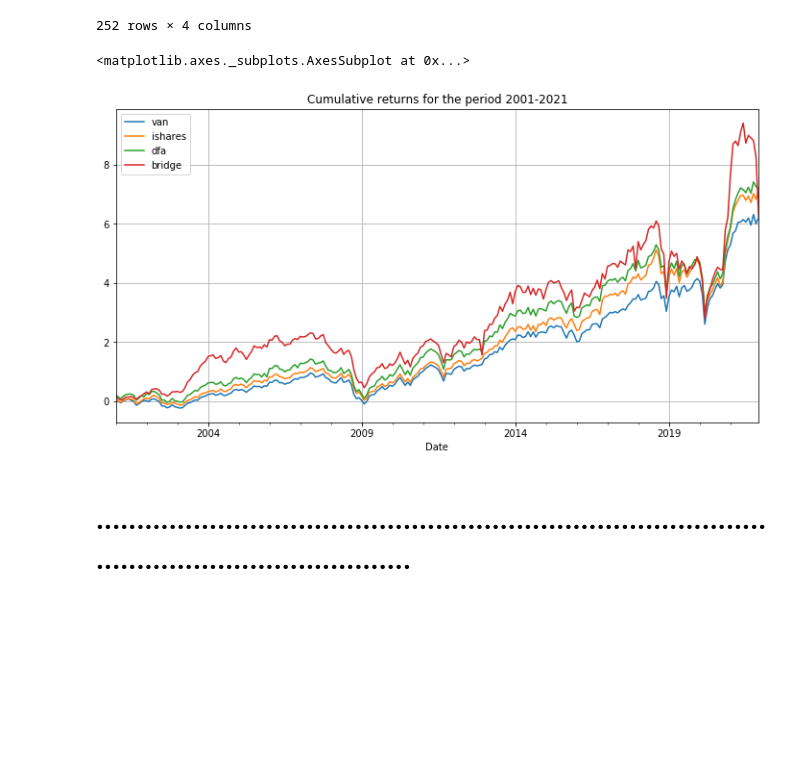
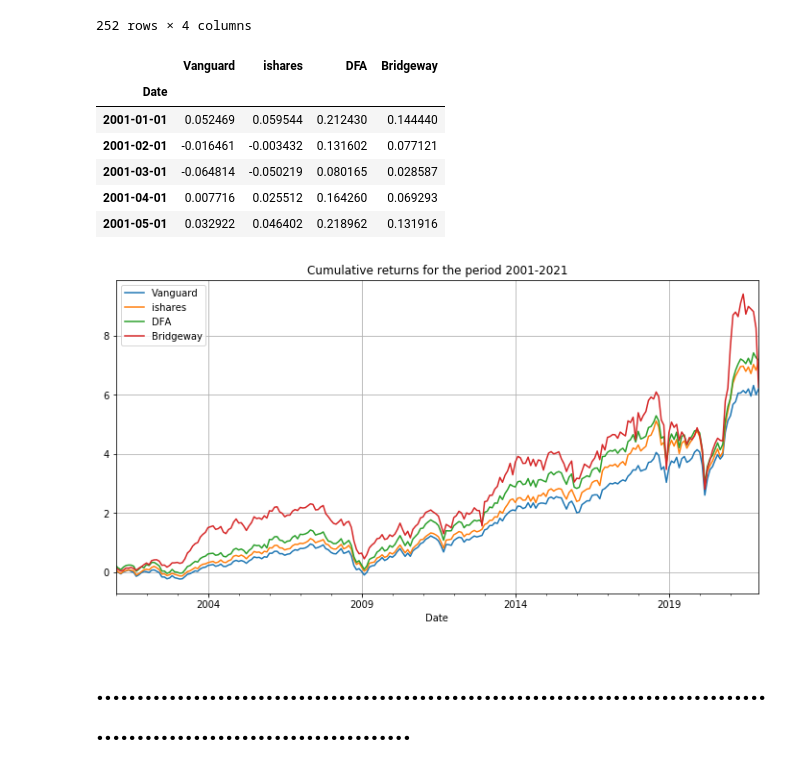
Before and after one commit to biv-neupane7/Code-for-the-articles, a Jupyter notebook: Dont compare apples with oranges.ipynb, the cells around one changed output. Saved outputs shown, nothing was run; the diff lists cells and outputs as text; code cells hidden in the pictures; blank space fills up the shorter version.

```diff
--- a/Dont compare apples with oranges.ipynb
+++ b/Dont compare apples with oranges.ipynb
@@ -298,11 +295,22 @@ cum_ret
 | 2021-11-01 | 6.001573 | 6.834011 | 7.259993 | 8.261626 |
 | 2021-12-01 | 6.210495 | 7.132288 | 7.171418 | 6.259543 |
 252 rows × 4 columns
+# %%
+cum_ret=cum_ret.rename(columns={"van":"Vanguard","dfa":"DFA","bridge":"Bridgeway"})
+cum_ret.head()
+# %% [output]
+|  | Vanguard | ishares | DFA | Bridgeway |
+| Date |  |  |  |  |
+| 2001-01-01 | 0.052469 | 0.059544 | 0.212430 | 0.144440 |
+| 2001-02-01 | -0.016461 | -0.003432 | 0.131602 | 0.077121 |
+| 2001-03-01 | -0.064814 | -0.050219 | 0.080165 | 0.028587 |
+| 2001-04-01 | 0.007716 | 0.025512 | 0.164260 | 0.069293 |
+| 2001-05-01 | 0.032922 | 0.046402 | 0.218962 | 0.131916 |
 # %%
 cum_ret.plot(figsize=(12,6), title="Cumulative returns for the period 2001-2021", grid=True)
+plt.savefig("Cumulative returns for the period 2001-2021.png",dpi=300, bbox_inches="tight")
 # %% [output]
-<matplotlib.axes._subplots.AxesSubplot at 0x...>
-[figure, old version]
+[figure, new version]
 # %% [markdown]
 # ..........................................................................................................................
 # %% [markdown]
```
Also changed, not shown: parts of 66 cells of this notebook.
